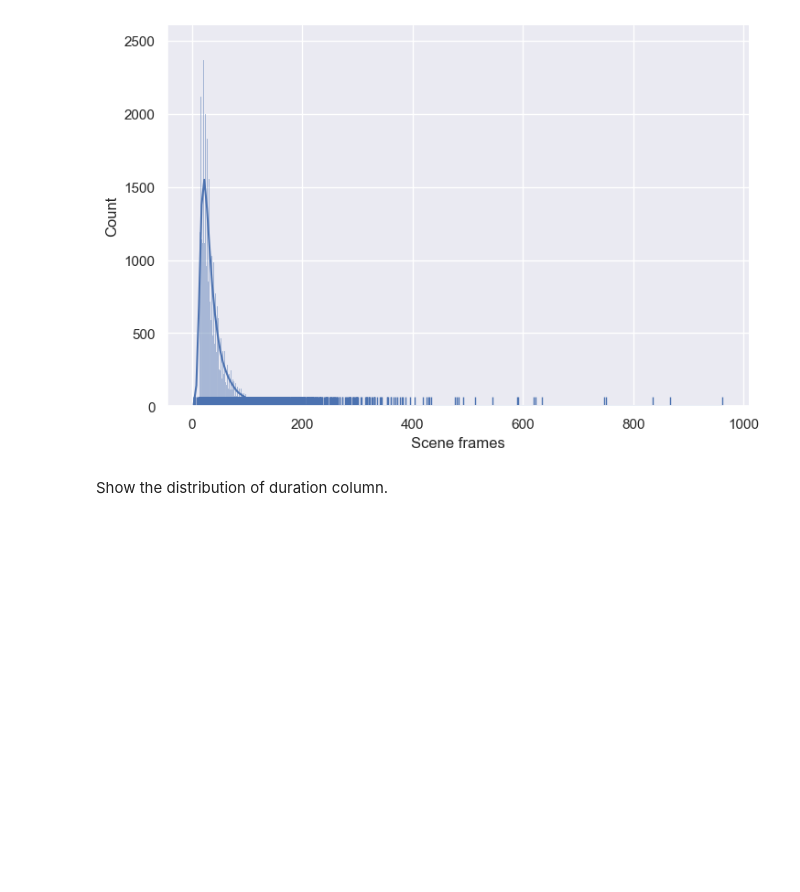
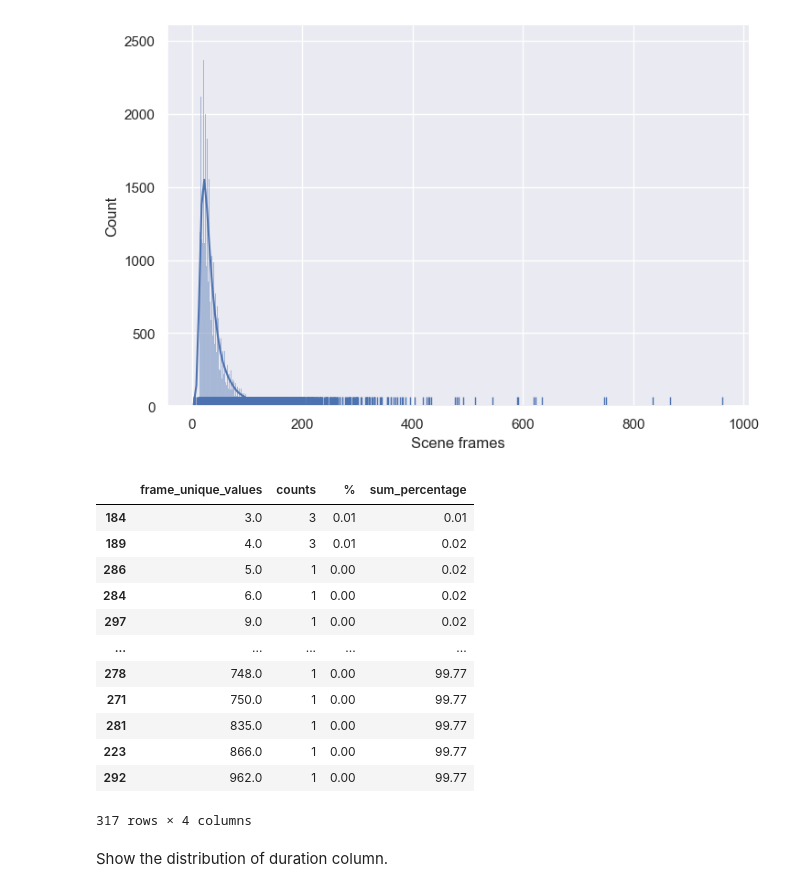
Before and after one commit to marcoshv/ML-Shot-Type-Classification-for-Ads, a Jupyter notebook: notebooks/EDA.ipynb, the cells around one changed output. Cells and saved outputs as stored; diff of their text form; code cells hidden in the pictures; blank space fills up the shorter version.

```diff
--- a/notebooks/EDA.ipynb
+++ b/notebooks/EDA.ipynb
@@ -163,6 +179,27 @@ sns.displot(data=df_dataset_trailer,x="scene_frames",kind="hist",aspect=1.5, kde
 <seaborn.axisgrid.FacetGrid at 0x...>
 <Figure size 2000x800 with 0 Axes>
 [figure]
+# %%
+df_frames =pd.DataFrame(df_dataset_trailer['scene_frames'].value_counts()).reset_index()
+df_frames.columns = ['frame_unique_values', 'counts']
+df_frames = df_frames.sort_values('frame_unique_values')
+df_frames['%'] = df_frames.counts.apply(lambda x: round((x/df_frames['counts'].sum())*100,2))
+df_frames = df_frames.assign(sum_percentage=df_frames['%'].cumsum())
+df_frames
+# %% [output]
+|  | frame_unique_values | counts | % | sum_percentage |
+| 184 | 3.0 | 3 | 0.01 | 0.01 |
+| 189 | 4.0 | 3 | 0.01 | 0.02 |
+| 286 | 5.0 | 1 | 0.00 | 0.02 |
+| 284 | 6.0 | 1 | 0.00 | 0.02 |
+| 297 | 9.0 | 1 | 0.00 | 0.02 |
+| ... | ... | ... | ... | ... |
+| 278 | 748.0 | 1 | 0.00 | 99.77 |
+| 271 | 750.0 | 1 | 0.00 | 99.77 |
+| 281 | 835.0 | 1 | 0.00 | 99.77 |
+| 223 | 866.0 | 1 | 0.00 | 99.77 |
+| 292 | 962.0 | 1 | 0.00 | 99.77 |
+317 rows × 4 columns
 # %% [markdown]
 Show the distribution of duration column.
 # %%
```
Also changed, not shown: parts of 12 cells of this notebook, 6 other files.
